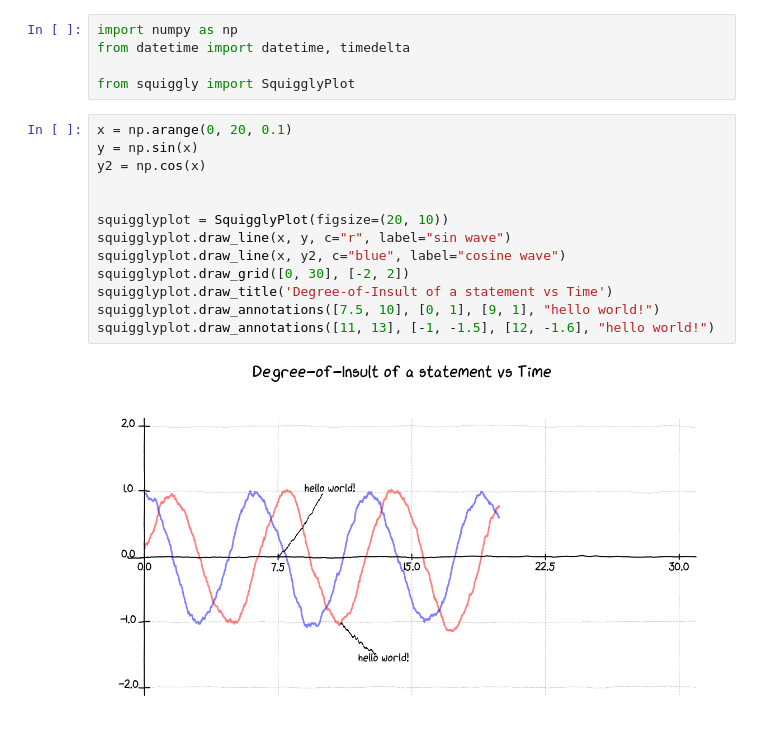
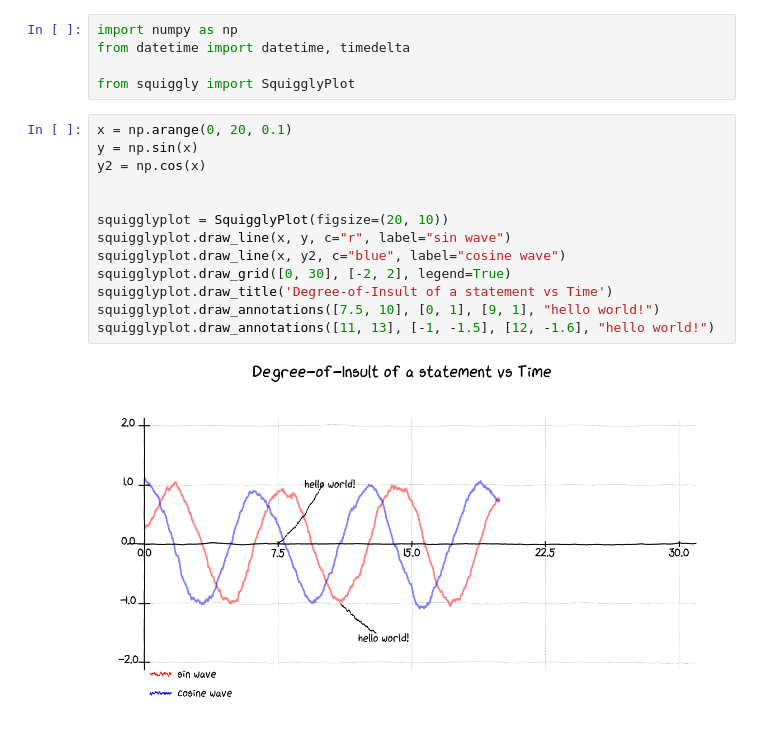
Before and after one commit to nuwandavek/squigglylines, a Jupyter notebook: squiggly.ipynb, the cells around one changed output. Saved outputs shown, nothing was run; the diff lists cells and outputs as text.

Commit message:
Add legend

```diff
--- a/squiggly.ipynb
+++ b/squiggly.ipynb
@@ -9,18 +9,18 @@ from squiggly import SquigglyPlot
 # %%
 x = np.arange(0, 20, 0.1)
 y = np.sin(x)
 y2 = np.cos(x)
 
 
 squigglyplot = SquigglyPlot(figsize=(20, 10))
 squigglyplot.draw_line(x, y, c="r", label="sin wave")
 squigglyplot.draw_line(x, y2, c="blue", label="cosine wave")
-squigglyplot.draw_grid([0, 30], [-2, 2])
+squigglyplot.draw_grid([0, 30], [-2, 2], legend=True)
 squigglyplot.draw_title('Degree-of-Insult of a statement vs Time')
 squigglyplot.draw_annotations([7.5, 10], [0, 1], [9, 1], "hello world!")
 squigglyplot.draw_annotations([11, 13], [-1, -1.5], [12, -1.6], "hello world!")
 # %% [output]
-[figure, old version]
+[figure, new version]
 # %%
 x = np.arange(datetime(1985,7,1), datetime(2015,7,1), timedelta(days=10)).astype(datetime)
 y = np.sin([p.timestamp() * 10 / x[0].timestamp() for p in x])
```
Also changed, not shown: parts of 2 cells of this notebook, 1 other file.
